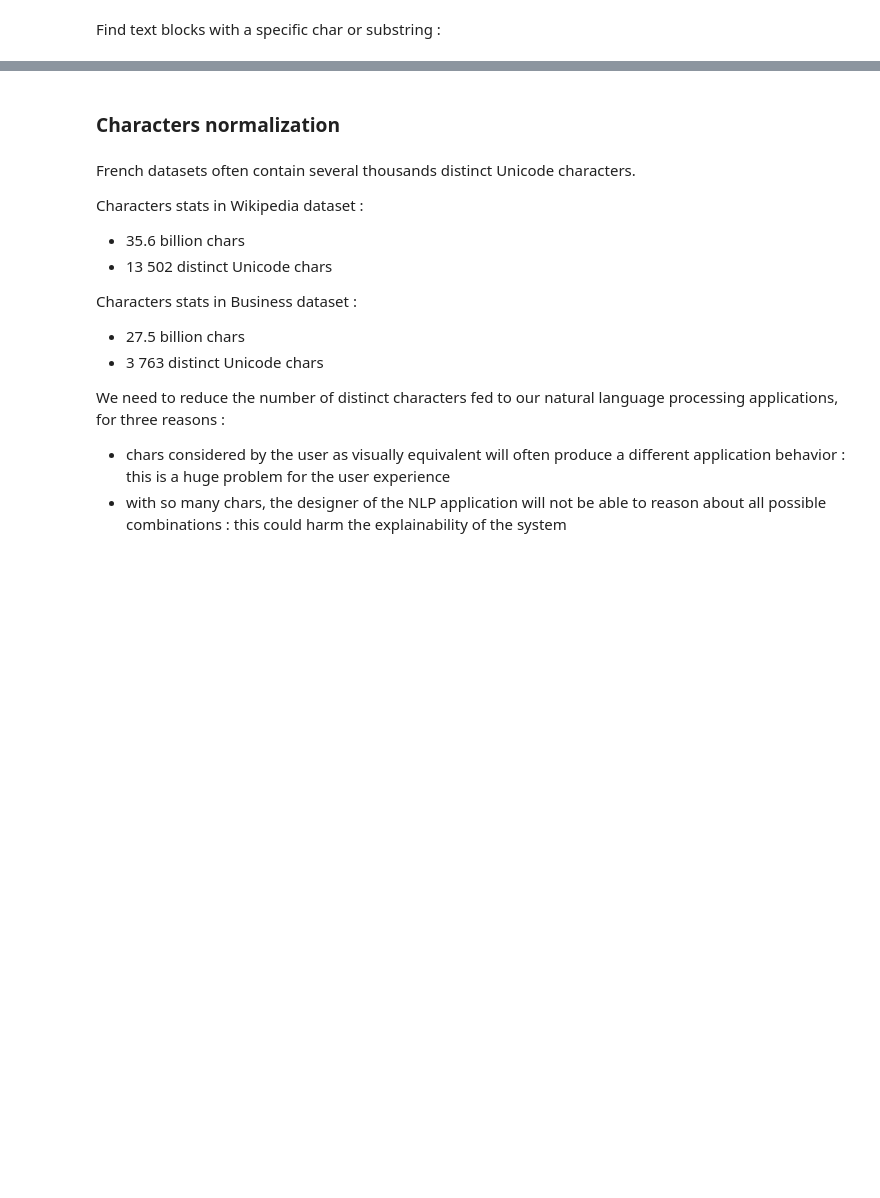
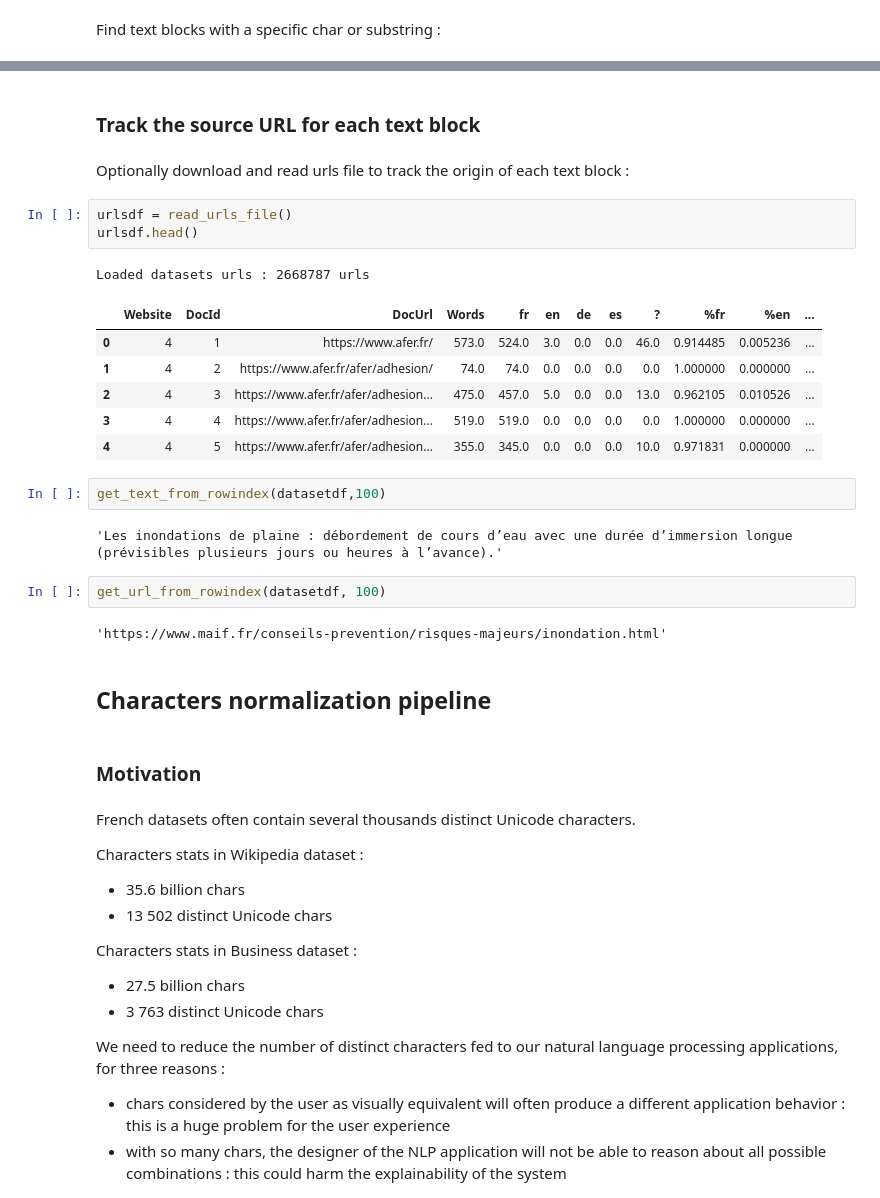
Before and after one commit to laurentprudhon/frenchtext, a Jupyter notebook: index.ipynb, the cells around one changed output, grey strips where cells are left out. Cells and saved outputs as stored; diff of their text form; blank space fills up the shorter version.

```diff
--- a/index.ipynb
+++ b/index.ipynb
@@ -275,6 +278,31 @@ find_textblocks_with_chars(datasetdf,64257,count=10,wrap=True)
 Name: Text, dtype: object
+# %% [markdown]
+### Track the source URL for each text block
+# %% [markdown]
+Optionally download and read urls file to track the origin of each text block :
+# %%
+urlsdf = read_urls_file()
+urlsdf.head()
+# %% [output]
+Loaded datasets urls : 2668787 urls
+|  | Website | DocId | DocUrl | Words | fr | en | de | es | ? | %fr | %en | ... |
+| 0 | 4 | 1 | https://www.afer.fr/ | 573.0 | 524.0 | 3.0 | 0.0 | 0.0 | 46.0 | 0.914485 | 0.005236 | ... |
+| 1 | 4 | 2 | https://www.afer.fr/afer/adhesion/ | 74.0 | 74.0 | 0.0 | 0.0 | 0.0 | 0.0 | 1.000000 | 0.000000 | ... |
+| 2 | 4 | 3 | https://www.afer.fr/afer/adhesion... | 475.0 | 457.0 | 5.0 | 0.0 | 0.0 | 13.0 | 0.962105 | 0.010526 | ... |
+| 3 | 4 | 4 | https://www.afer.fr/afer/adhesion... | 519.0 | 519.0 | 0.0 | 0.0 | 0.0 | 0.0 | 1.000000 | 0.000000 | ... |
+| 4 | 4 | 5 | https://www.afer.fr/afer/adhesion... | 355.0 | 345.0 | 0.0 | 0.0 | 0.0 | 10.0 | 0.971831 | 0.000000 | ... |
+# %%
+get_text_from_rowindex(datasetdf,100)
+# %% [output]
+'Les inondations de plaine : débordement de cours d’eau avec une durée d’immersion longue (prévisibles plusieurs jours ou heures à l’avance).'
+# %%
+get_url_from_rowindex(datasetdf, 100)
+# %% [output]
+'https://www.maif.fr/conseils-prevention/risques-majeurs/inondation.html'
 # %% [markdown]
-### Characters normalization
+## Characters normalization pipeline
+# %% [markdown]
+### Motivation
 # %% [markdown]
 French datasets often contain several thousands distinct Unicode characters.
 
```
Also changed, not shown: parts of 47 cells of this notebook, 34 other files.
